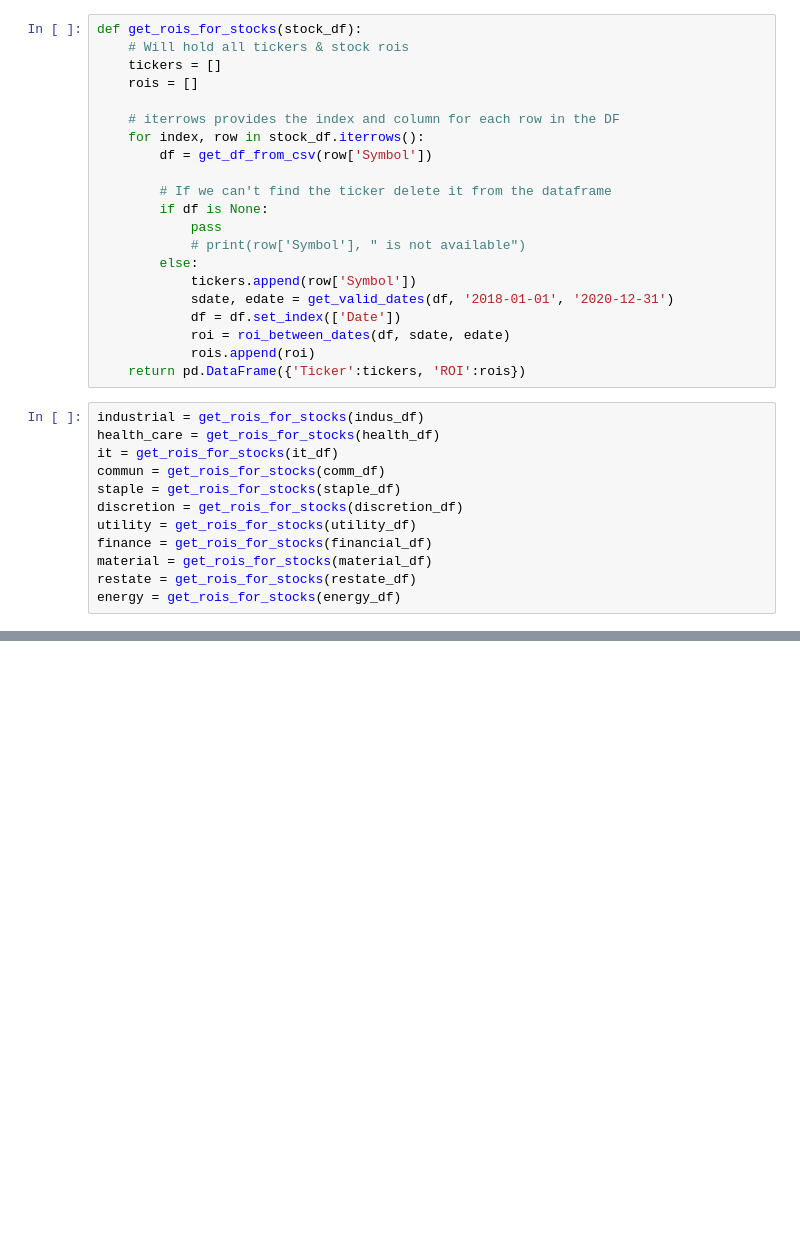
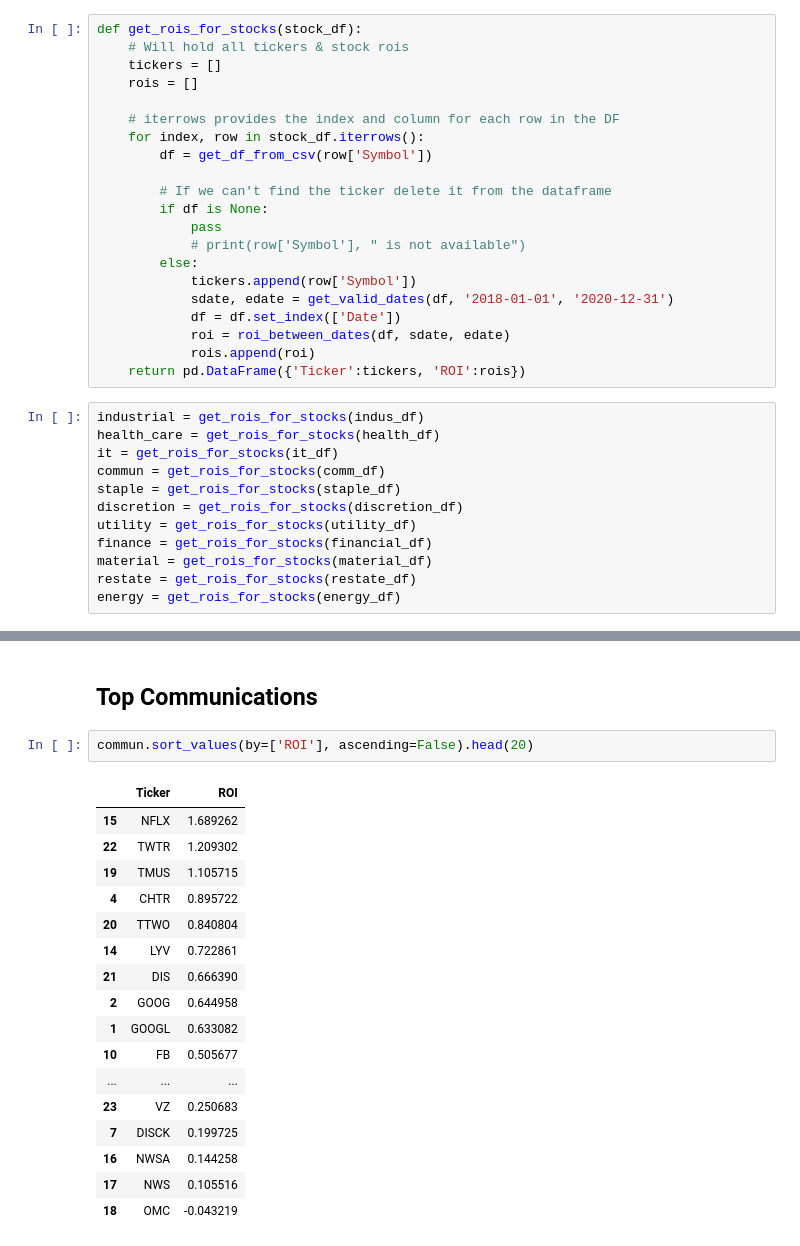
Before and after one commit to rayaroun/Stock-Portfolio-Risk-Analysis, a Jupyter notebook: Notebook4.ipynb, the cells around one changed output, grey strips where cells are left out. Cells and saved outputs as stored; diff of their text form; blank space fills up the shorter version.

```diff
--- a/Notebook4.ipynb
+++ b/Notebook4.ipynb
@@ -200,0 +234,22 @@ energy = get_rois_for_stocks(energy_df)
+# %% [markdown]
+## Top Communications
+# %%
+commun.sort_values(by=['ROI'], ascending=False).head(20)
+# %% [output]
+|  | Ticker | ROI |
+| 15 | NFLX | 1.689262 |
+| 22 | TWTR | 1.209302 |
+| 19 | TMUS | 1.105715 |
+| 4 | CHTR | 0.895722 |
+| 20 | TTWO | 0.840804 |
+| 14 | LYV | 0.722861 |
+| 21 | DIS | 0.666390 |
+| 2 | GOOG | 0.644958 |
+| 1 | GOOGL | 0.633082 |
+| 10 | FB | 0.505677 |
+| ... | ... | ... |
+| 23 | VZ | 0.250683 |
+| 7 | DISCK | 0.199725 |
+| 16 | NWSA | 0.144258 |
+| 17 | NWS | 0.105516 |
+| 18 | OMC | -0.043219 |
```
Also changed, not shown: parts of 37 cells of this notebook.
